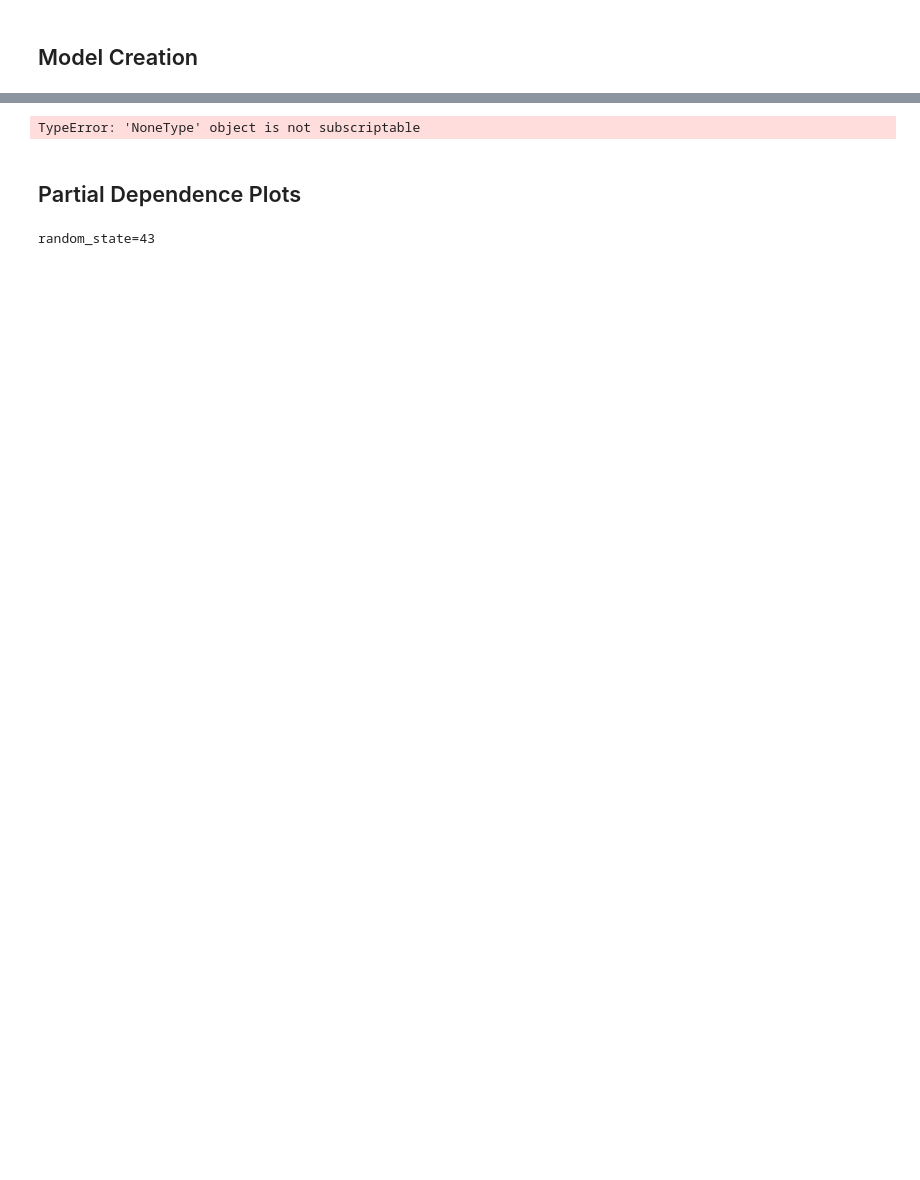
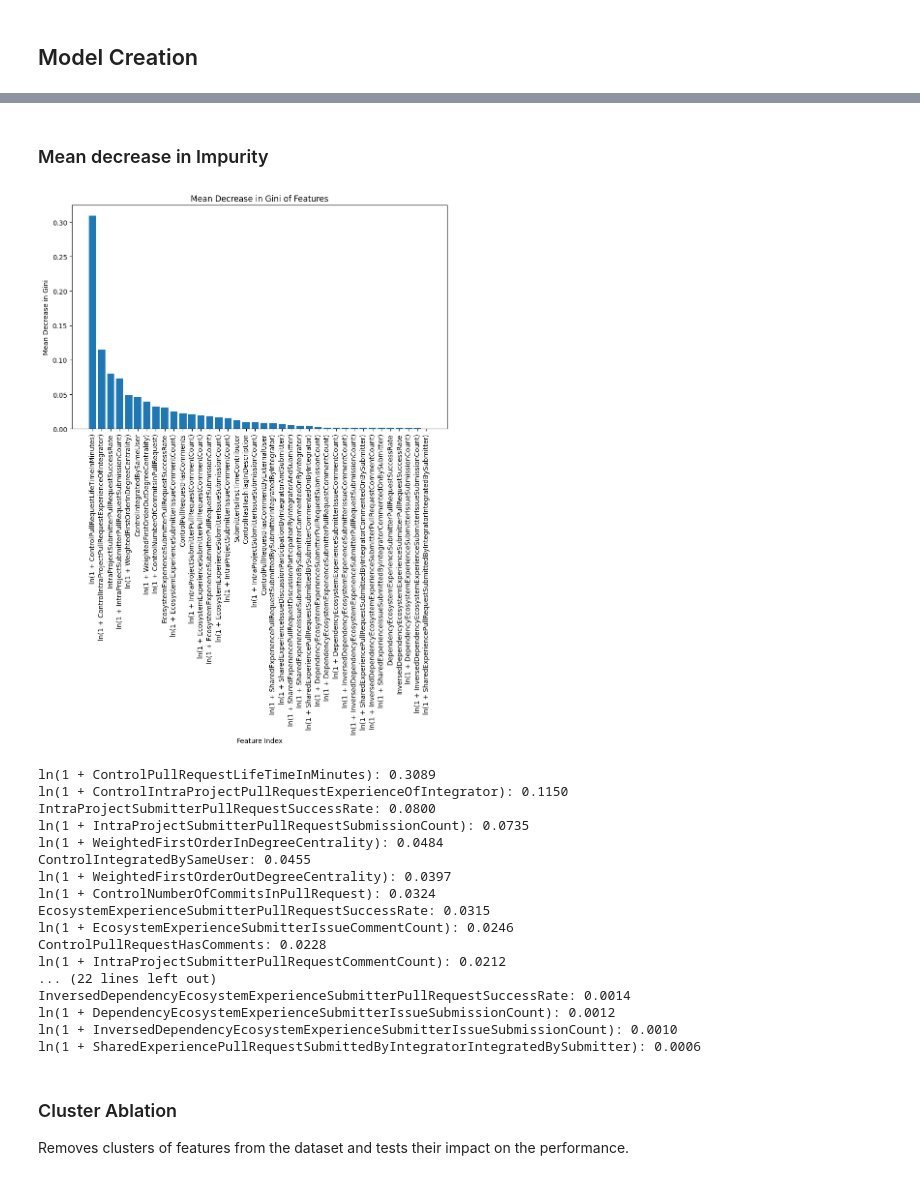
Before and after one commit to wmeijer221/msc_thesis, a Jupyter notebook: python_proj/modelling/notebooks/random_forest/full_model.ipynb, the cells around one changed output, grey strips where cells are left out. Saved outputs shown, nothing was run; the diff lists cells and outputs as text; code cells hidden in the pictures; blank space fills up the shorter version.

```diff
--- a/python_proj/modelling/notebooks/random_forest/full_model.ipynb
+++ b/python_proj/modelling/notebooks/random_forest/full_model.ipynb
@@ -28,21 +28,19 @@ if 'Unnamed: 1' in df.columns:
     df = df.drop(['Unnamed: 1', "Project Name.1"], axis=1)
 print(df.columns)
 
-# Loads first-time contributor data frame.
-ftc_df = df[df[ftc_key]]
-print(f'{len(df)=}')
-print(f'{len(ftc_df)=}')
-
 # Creates sub-datasets.
 metadata_fields = ['ID', 'Project Name',
                    'Submitter ID', 'PR Number', 'Closed At']
 dependent_fields = [pr_merged_key]
 independent_fields = [field for field in df.columns
                       if (field not in metadata_fields
-                          and field not in dependent_fields
-                          and field != ftc_key)]
+                          and field != pr_merged_key)]
 
 df[independent_fields].describe()
+
+class_counts = df[pr_merged_key].value_counts()
+class_imbalance = class_counts[True] / class_counts[False]
+print(f'{class_imbalance=}')
 # %% [output]
 Index(['Project Name', 'ID', 'Submitter ID', 'PR Number', 'Closed At',
        'PullRequestIsMerged', 'ControlIntegratedBySameUser',
@@ -97,6 +68,6 @@ len(train)=979694, len(test)=244924
 # %%
 from sklearn.ensemble import RandomForestRegressor
-from sklearn.metrics import f1_score, confusion_matrix, classification_report, accuracy_score, precision_score, recall_score, roc_auc_score
+from sklearn.metrics import f1_score, confusion_matrix, classification_report, accuracy_score, precision_score, recall_score
 
 
 def calculate_metrics(predicted_labels, true_labels, sample_weights=None):
@@ -112,10 +83,12 @@ def create_model(
     train_predictors: pd.DataFrame,
     train_labels: pd.Series,
     test_predictors: pd.DataFrame,
-    test_labels: pd.Series
+    test_labels: pd.Series,
+    random_state: int | None = None,
 ):
     # Model creation and predictions.
-    random_state = seed_counter.get_next()
+    if random_state is None:
+        random_state = seed_counter.get_next()
     print(f'{random_state=}')
     rf = RandomForestRegressor(
         n_estimators=100,
@@ -279,24 +328,40 @@ f1_mean=0.8744017530995709, f1_std=0.000651913279563597
+# %% [markdown]
+### Mean decrease in Impurity
 # %%
-full_rf_model = full_rf_models[0]
 feature_importances = full_rf_model.feature_importances_
 
 sorted_indices = np.argsort(feature_importances)[::-1]
 sorted_importances = feature_importances[sorted_indices]
 
 # Step 4: Plot the mean decrease accuracy plot
 plt.figure(figsize=(10, 6))
 plt.bar(range(test_predictors.shape[1]), sorted_importances)
 plt.xlabel('Feature Index')
-plt.ylabel('Mean Decrease Accuracy')
-plt.title('Mean Decrease Accuracy of Features')
+plt.ylabel('Mean Decrease in Gini')
+plt.title('Mean Decrease in Gini of Features')
 ordererd_columns = np.array(test_predictors.columns)[sorted_indices]
 plt.xticks(range(test_predictors.shape[1]), ordererd_columns, rotation=90)
 plt.tight_layout()
 plt.show()
 
 for field, importance in zip(ordererd_columns, sorted_importances):
     print(f'{field}: {importance:.04f}')
 # %% [output]
+[figure, added]
-TypeError: 'NoneType' object is not subscriptable
+ln(1 + ControlPullRequestLifeTimeInMinutes): 0.3089
+ln(1 + ControlIntraProjectPullRequestExperienceOfIntegrator): 0.1150
+IntraProjectSubmitterPullRequestSuccessRate: 0.0800
+ln(1 + IntraProjectSubmitterPullRequestSubmissionCount): 0.0735
+ln(1 + WeightedFirstOrderInDegreeCentrality): 0.0484
+ControlIntegratedBySameUser: 0.0455
+ln(1 + WeightedFirstOrderOutDegreeCentrality): 0.0397
+ln(1 + ControlNumberOfCommitsInPullRequest): 0.0324
+EcosystemExperienceSubmitterPullRequestSuccessRate: 0.0315
+ln(1 + EcosystemExperienceSubmitterIssueCommentCount): 0.0246
+ControlPullRequestHasComments: 0.0228
+ln(1 + IntraProjectSubmitterPullRequestCommentCount): 0.0212
+... (22 lines left out)
+InversedDependencyEcosystemExperienceSubmitterPullRequestSuccessRate: 0.0014
+ln(1 + DependencyEcosystemExperienceSubmitterIssueSubmissionCount): 0.0012
+ln(1 + InversedDependencyEcosystemExperienceSubmitterIssueSubmissionCount): 0.0010
+ln(1 + SharedExperiencePullRequestSubmittedByIntegratorIntegratedBySubmitter): 0.0006
-# %% [markdown]
-## Partial Dependence Plots
@@ -335,14 +368,4 @@ def create_partial_dependence_plots(
-# %%
-full_rf_model, _ = create_model(
-    train_predictors, train_dependent,
-    test_predictors, test_dependent
-)
-
-create_partial_dependence_plots(
-    full_rf_model,
-    test_predictors,
-    test_dependent,
-    model_name="full_model"
-)
-# %% [output]
-random_state=43
+# %% [markdown]
+### Cluster Ablation
+
+Removes clusters of features from the dataset and tests their impact on the performance.
```
Also changed, not shown: parts of 20 cells of this notebook, 15 other files.
